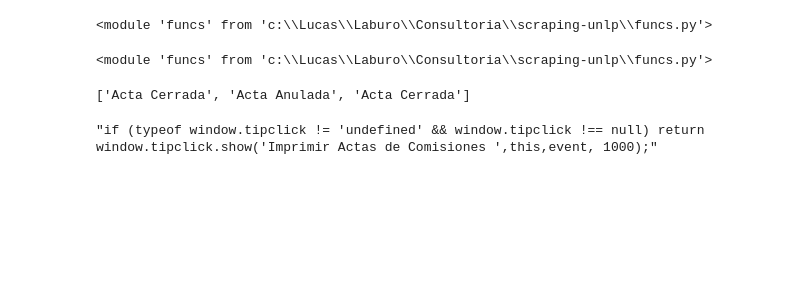
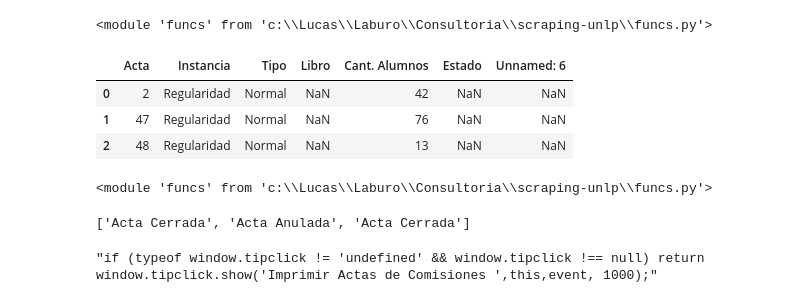
Before and after one commit to lucas-abbate/scraping-unlp, a Jupyter notebook: test.ipynb, the cells around one changed output. Cells and saved outputs as stored; diff of their text form; code cells hidden in the pictures; blank space fills up the shorter version.

Commit message:
add instancia y tipo

```diff
--- a/test.ipynb
+++ b/test.ipynb
@@ -63,4 +63,13 @@ fx.filtrar_periodo_com(browser, periodo)
 fx.ejecutar_filtro_com(browser)
 # %%
 cursadas = browser.find_elements(By.XPATH, '//*[@class="ei-boton-fila"]')
+# %%
+dfs = pd.read_html(BeautifulSoup(browser.page_source).prettify(), header=0)
+# %%
+dfs[4]
+# %% [output]
+|  | Acta | Instancia | Tipo | Libro | Cant. Alumnos | Estado | Unnamed: 6 |
+| 0 | 2 | Regularidad | Normal | NaN | 42 | NaN | NaN |
+| 1 | 47 | Regularidad | Normal | NaN | 76 | NaN | NaN |
+| 2 | 48 | Regularidad | Normal | NaN | 13 | NaN | NaN |
 # %%
```
Also changed, not shown: parts of 1 cell of this notebook, 2 other files.
